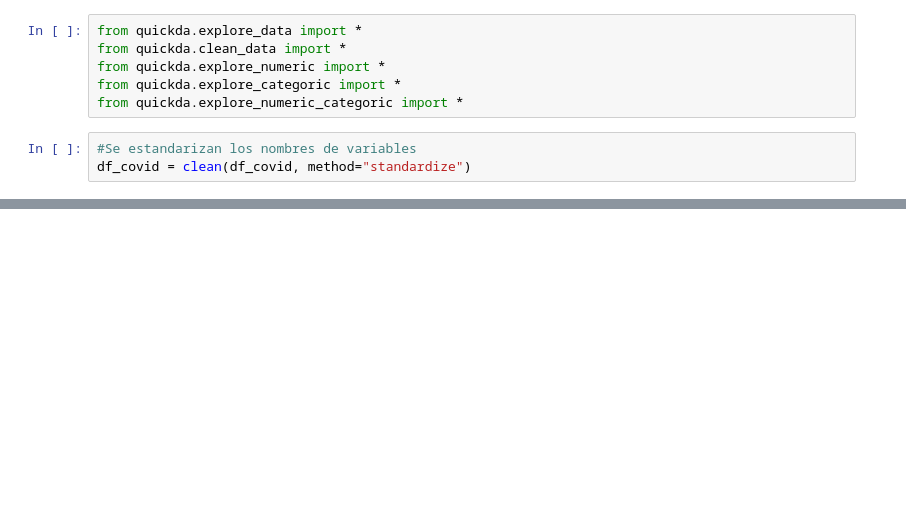
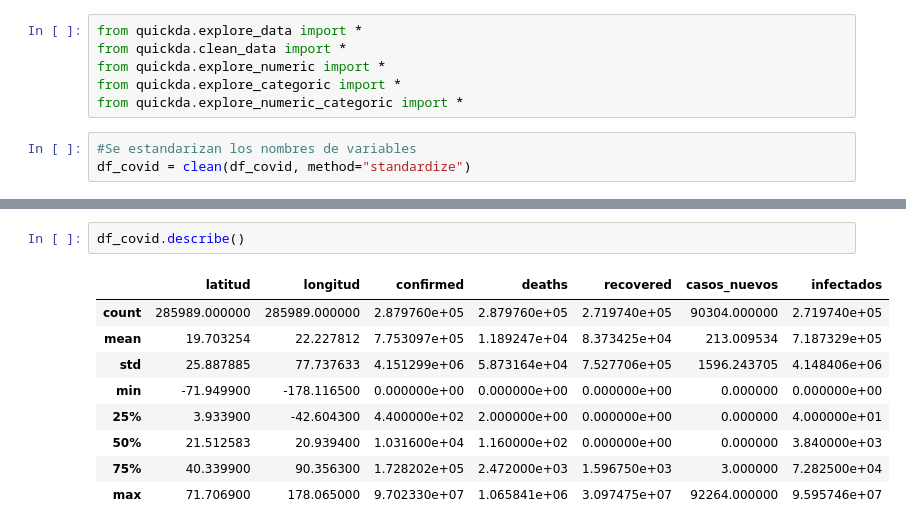
Before and after one commit to raulangelj/DS-Lab8, a Jupyter notebook: Laboratorio8.ipynb, the cells around one changed output, grey strips where cells are left out. Cells and saved outputs as stored; diff of their text form; blank space fills up the shorter version.

```diff
--- a/Laboratorio8.ipynb
+++ b/Laboratorio8.ipynb
@@ -195,0 +273,12 @@ Distribution Analysis - Histogram
+# %%
+df_covid.describe()
+# %% [output]
+|  | latitud | longitud | confirmed | deaths | recovered | casos_nuevos | infectados |
+| count | 285989.000000 | 285989.000000 | 2.879760e+05 | 2.879760e+05 | 2.719740e+05 | 90304.000000 | 2.719740e+05 |
+| mean | 19.703254 | 22.227812 | 7.753097e+05 | 1.189247e+04 | 8.373425e+04 | 213.009534 | 7.187329e+05 |
+| std | 25.887885 | 77.737633 | 4.151299e+06 | 5.873164e+04 | 7.527706e+05 | 1596.243705 | 4.148406e+06 |
+| min | -71.949900 | -178.116500 | 0.000000e+00 | 0.000000e+00 | 0.000000e+00 | 0.000000 | 0.000000e+00 |
+| 25% | 3.933900 | -42.604300 | 4.400000e+02 | 2.000000e+00 | 0.000000e+00 | 0.000000 | 4.000000e+01 |
+| 50% | 21.512583 | 20.939400 | 1.031600e+04 | 1.160000e+02 | 0.000000e+00 | 0.000000 | 3.840000e+03 |
+| 75% | 40.339900 | 90.356300 | 1.728202e+05 | 2.472000e+03 | 1.596750e+03 | 3.000000 | 7.282500e+04 |
+| max | 71.706900 | 178.065000 | 9.702330e+07 | 1.065841e+06 | 3.097475e+07 | 92264.000000 | 9.595746e+07 |
```
Also changed, not shown: parts of 21 cells of this notebook, 3 other files.
